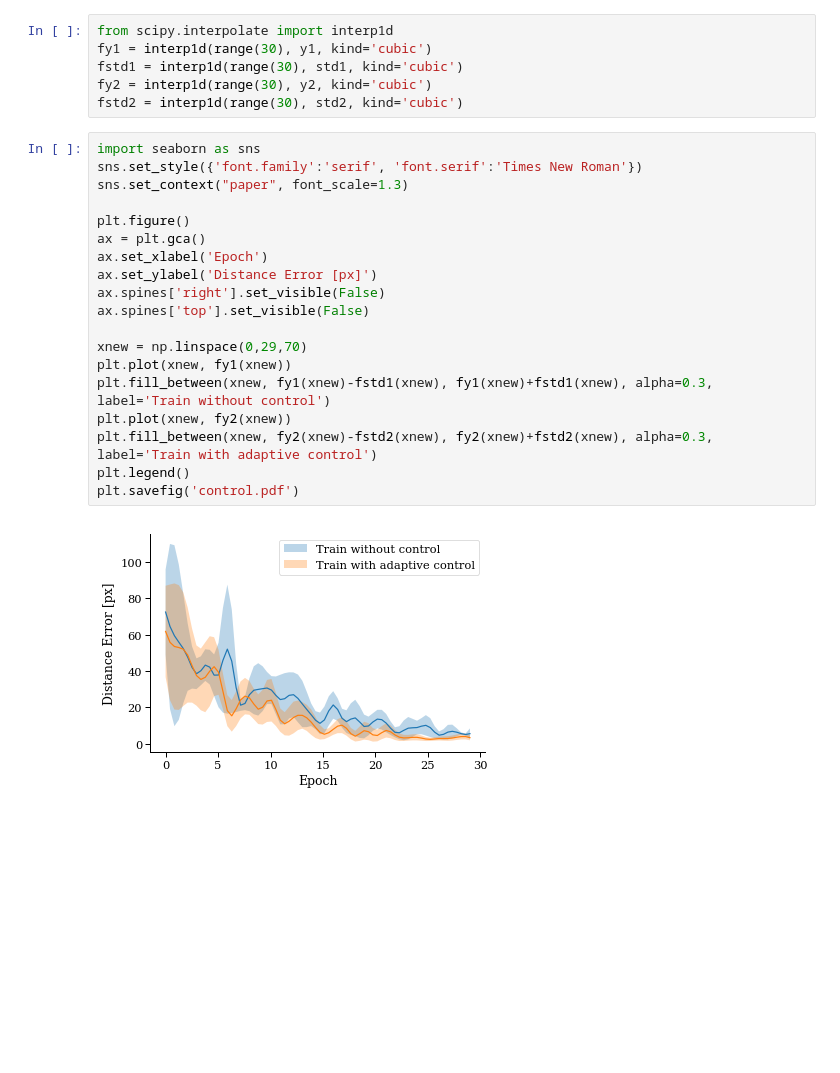
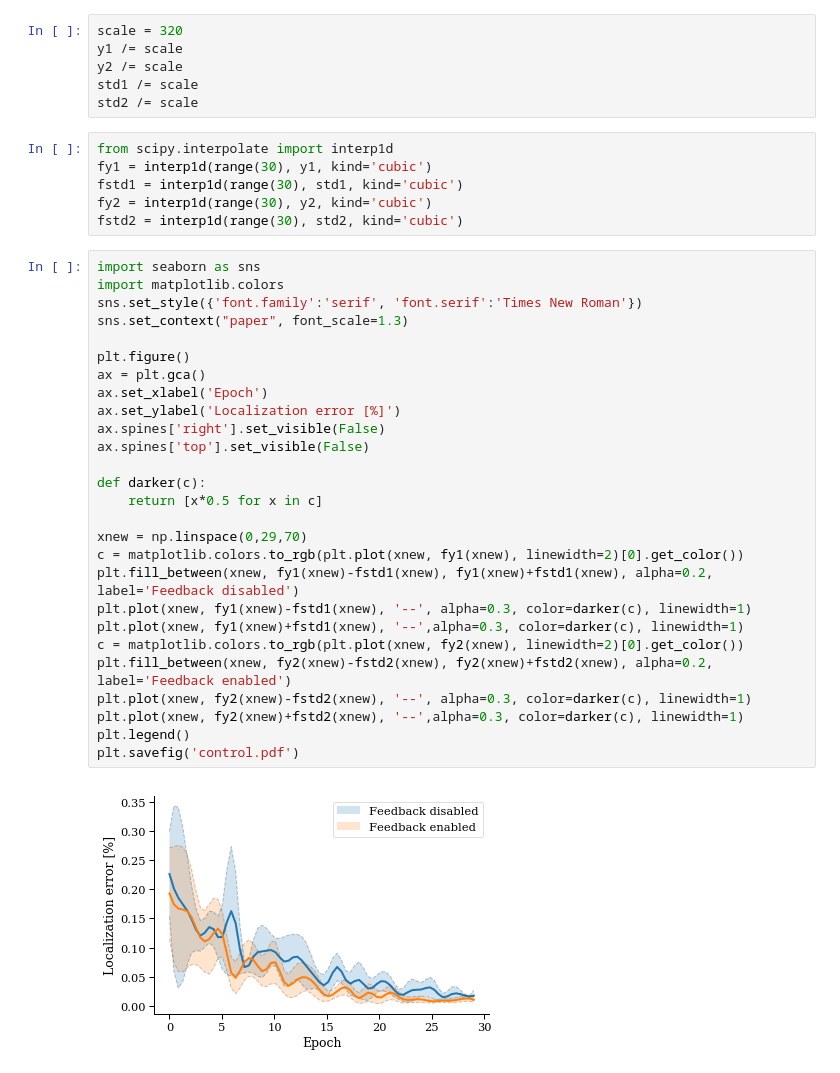
Before and after one commit to cheind/pytorch-blender, a Jupyter notebook: indin2019/figures/control/GenerateFigure.ipynb, the cells around one changed output. Cells and saved outputs as stored; diff of their text form; blank space fills up the shorter version.

Commit message:
control results added

```diff
--- a/indin2019/figures/control/GenerateFigure.ipynb
+++ b/indin2019/figures/control/GenerateFigure.ipynb
@@ -6,6 +6,12 @@ import matplotlib.pyplot as plt
 df = pd.read_csv('mean_pixel_dist_with_control.csv')
 # %%
 y1,y2,std1,std2 = df.y1.values, df.y2.values, df.std1.values, df.std2.values
+# %%
+scale = 320
+y1 /= scale
+y2 /= scale
+std1 /= scale
+std2 /= scale
 # %%
 from scipy.interpolate import interp1d
 fy1 = interp1d(range(30), y1, kind='cubic')
@@ -14,22 +20,30 @@ fy2 = interp1d(range(30), y2, kind='cubic')
 fstd2 = interp1d(range(30), std2, kind='cubic')
 # %%
 import seaborn as sns
+import matplotlib.colors
 sns.set_style({'font.family':'serif', 'font.serif':'Times New Roman'})
 sns.set_context("paper", font_scale=1.3)
 
 plt.figure()
 ax = plt.gca()
 ax.set_xlabel('Epoch')
-ax.set_ylabel('Distance Error [px]')
+ax.set_ylabel('Localization error [%]')
 ax.spines['right'].set_visible(False)
 ax.spines['top'].set_visible(False)
 
+def darker(c):
+    return [x*0.5 for x in c]
+
 xnew = np.linspace(0,29,70)
-plt.plot(xnew, fy1(xnew))
-plt.fill_between(xnew, fy1(xnew)-fstd1(xnew), fy1(xnew)+fstd1(xnew), alpha=0.3, label='Train without control')
-plt.plot(xnew, fy2(xnew))
-plt.fill_between(xnew, fy2(xnew)-fstd2(xnew), fy2(xnew)+fstd2(xnew), alpha=0.3, label='Train with adaptive control')
+c = matplotlib.colors.to_rgb(plt.plot(xnew, fy1(xnew), linewidth=2)[0].get_color())
+plt.fill_between(xnew, fy1(xnew)-fstd1(xnew), fy1(xnew)+fstd1(xnew), alpha=0.2, label='Feedback disabled')
+plt.plot(xnew, fy1(xnew)-fstd1(xnew), '--', alpha=0.3, color=darker(c), linewidth=1)
+plt.plot(xnew, fy1(xnew)+fstd1(xnew), '--',alpha=0.3, color=darker(c), linewidth=1)
+c = matplotlib.colors.to_rgb(plt.plot(xnew, fy2(xnew), linewidth=2)[0].get_color())
+plt.fill_between(xnew, fy2(xnew)-fstd2(xnew), fy2(xnew)+fstd2(xnew), alpha=0.2, label='Feedback enabled')
+plt.plot(xnew, fy2(xnew)-fstd2(xnew), '--', alpha=0.3, color=darker(c), linewidth=1)
+plt.plot(xnew, fy2(xnew)+fstd2(xnew), '--',alpha=0.3, color=darker(c), linewidth=1)
 plt.legend()
 plt.savefig('control.pdf')
 # %% [output]
-[figure, old version]
+[figure, new version]
```
Also changed, not shown: 2 other files.
